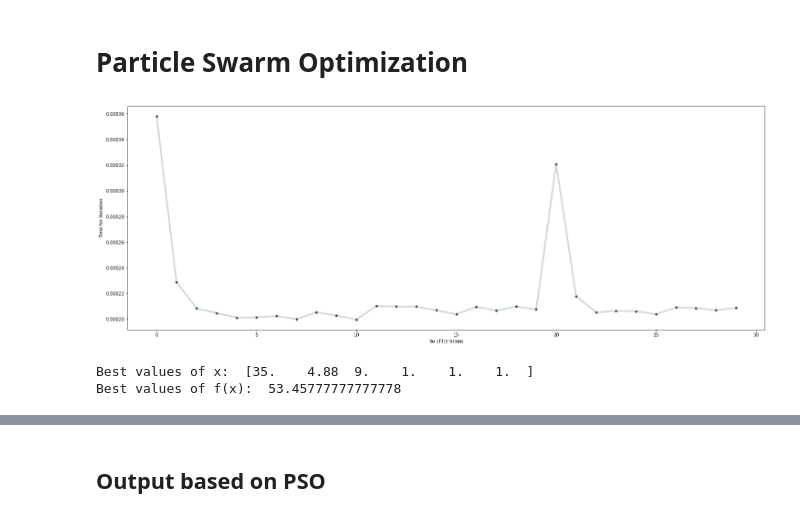
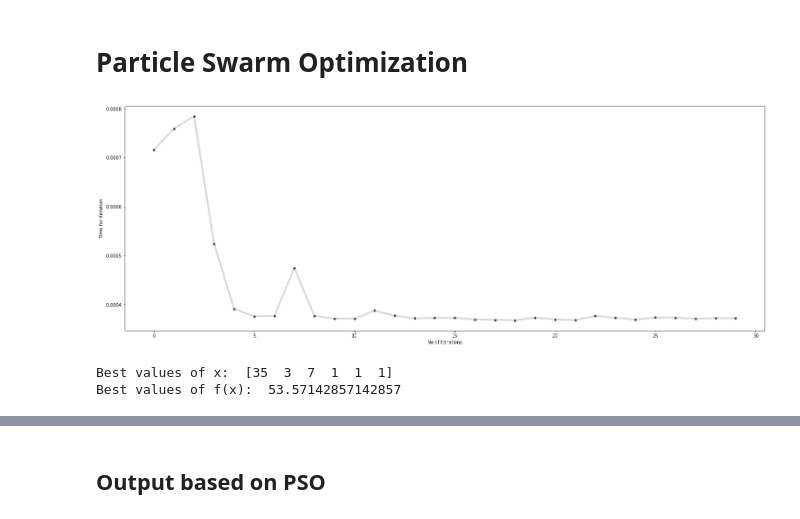
Before and after one commit to GocGamaar/Requirement-Prioritization, a Jupyter notebook: BMS Requirements.ipynb, the cells around one changed output, grey strips where cells are left out. Saved outputs shown, nothing was run; the diff lists cells and outputs as text; code cells hidden in the pictures.

```diff
--- a/BMS Requirements.ipynb
+++ b/BMS Requirements.ipynb
@@ -194,26 +194,27 @@ gafile.to_csv('output/GA ouput.csv', index=False, encoding='utf-8')
 # %%
 pso_start = time.time()
 
 from PSO import PSO
 
 instance = PSO(
     func=obj_function,
     dim=6,
+    pop=100,
     lb=[dfile['PRE_REQ_COUNT'].min(), dfile['Cost'].min(), dfile['Value'].min(), 0, 0, 0 ],
     ub=[dfile['PRE_REQ_COUNT'].max(), dfile['Cost'].max(), dfile['Value'].max(), 1, 1, 1],
-    w=0.6, c1=0.7, c2=0.7
+    w=0.7, c1=0.6, c2=0.6
 )
 
 pso_result = instance.run(max_iter=maximumIterations)
 
 pso_total = time.time()-pso_start
 
 print("Best values of x: ", pso_result.gbest_x)
 print("Best values of f(x): ", pso_result.gbest_y)
 # %% [output]
-[figure, old version]
+[figure, new version]
-Best values of x:  [35.    4.88  9.    1.    1.    1.  ]
-Best values of f(x):  53.45777777777778
+Best values of x:  [35  3  7  1  1  1]
+Best values of f(x):  53.57142857142857
 # %%
 print("PSO took ",pso_total," seconds")
 # %% [output]
```
Also changed, not shown: parts of 12 cells of this notebook, 5 other files.
